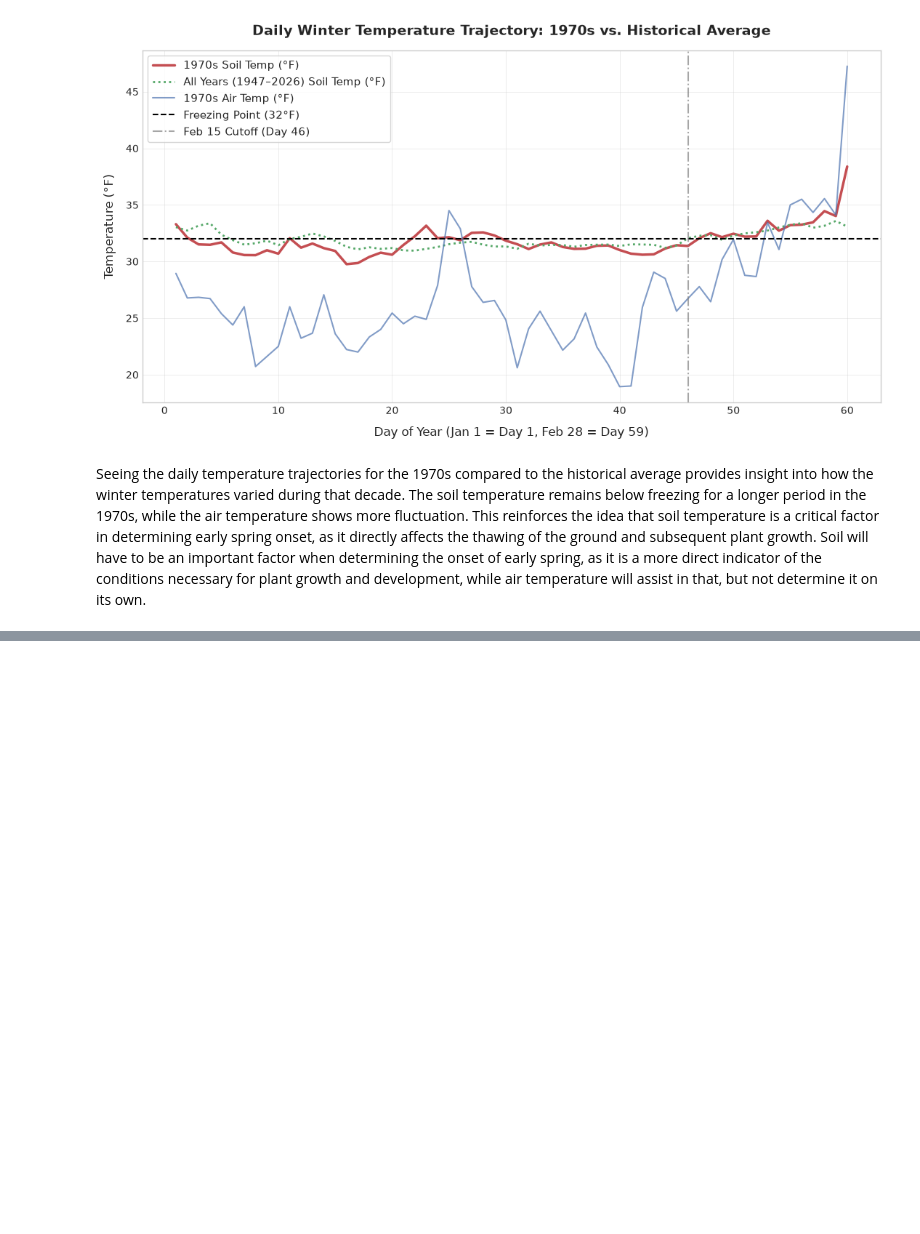
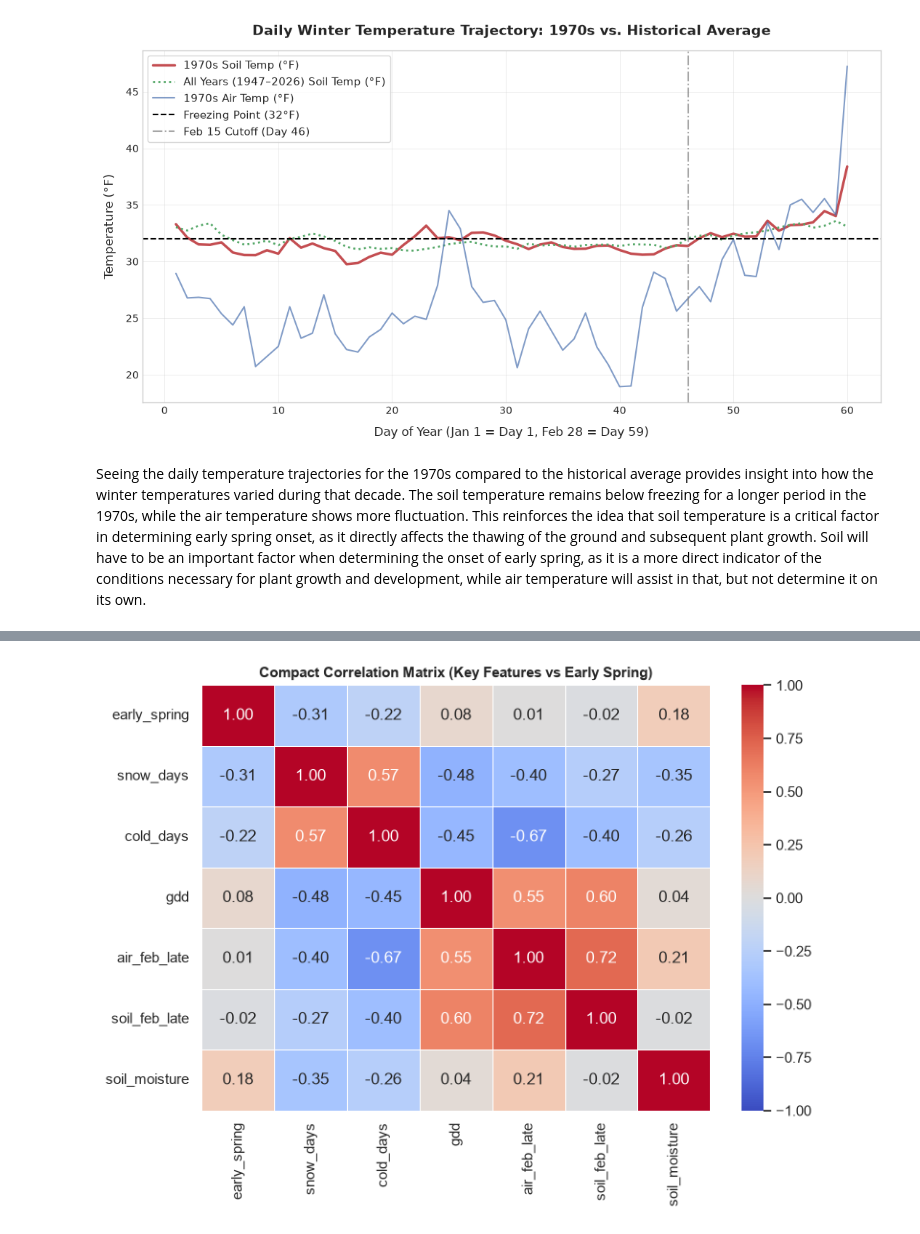
Before and after one commit to GLopezAngel/P1-Early-Spring-Ultron, a Jupyter notebook: Early Spring - Exploration.ipynb, the cells around one changed output, grey strips where cells are left out. Saved outputs shown, nothing was run; the diff lists cells and outputs as text; code cells hidden in the pictures; blank space fills up the shorter version.

```diff
--- a/Early Spring - Exploration.ipynb
+++ b/Early Spring - Exploration.ipynb
@@ -431,17 +421,17 @@ numeric_cols = [
     "snowdepth",
 ]
 for col in numeric_cols:
-  weather[col] = pd.to_numeric(
-      weather[col].astype(str).str.strip().replace({"T": "0"}),
+  weather_parsed[col] = pd.to_numeric(
+      weather_parsed[col].astype(str).str.strip().replace({"T": "0"}),
       errors="coerce",
   )
 
-weather["avg_temp"] = weather["avg_temp"].fillna(
-    (weather["max_temp"] + weather["min_temp"]) / 2
+weather_parsed["avg_temp"] = weather_parsed["avg_temp"].fillna(
+    (weather_parsed["max_temp"] + weather_parsed["min_temp"]) / 2
 )
 
 # Merge daily records prior to March 1 cutoff
-daily = soil.merge(weather, on="date", how="outer").sort_values("date")
+daily = soil_parsed.merge(weather_parsed, on="date", how="outer").sort_values("date")
 daily = daily[daily["date"].dt.month < 3].copy()
 daily["year"] = daily["date"].dt.year
 daily["day_of_year"] = daily["date"].dt.dayofyear
@@ -520,0 +582,36 @@ Seeing the daily temperature trajectories for the 1970s compared to the historic
+# %%
+# Impute missing daily avg temp with min/max midpoint
+weather["avg_temp"] = weather["avg_temp"].fillna((weather["max_temp"] + weather["min_temp"]) / 2)
+
+# Merge daily records before March 1
+daily = soil.merge(weather, on="date", how="outer").sort_values("date")
+daily = daily[daily["date"].dt.month < 3].assign(year=lambda d: d["date"].dt.year)
+
+# Extract core yearly features
+def extract_key_features(group: pd.DataFrame) -> pd.Series:
+    feb = group[group["date"].dt.month == 2]
+    feb_late = feb[feb["date"].dt.day >= 15]
+    return pd.Series({
+        "snow_days": (feb["snowdepth"] > 0).sum(),
+        "cold_days": (feb["min_temp"] < 20.0).sum(),
+        "gdd": np.maximum(0, group["avg_temp"] - 40.0).sum(),
+        "air_feb_late": feb_late["avg_temp"].mean(),
+        "soil_feb_late": feb_late["mean_soil_temp"].mean(),
+        "soil_moisture": feb["mean_soil_moisture"].mean(),
+    })
+
+yearly = daily.groupby("year").apply(extract_key_features).reset_index().merge(labels, on="year")
+yearly["early_spring"] = yearly["early_spring"].astype(int)
+# %%
+# Define compact feature set
+compact_cols = ["early_spring", "snow_days", "cold_days", "gdd", "air_feb_late", "soil_feb_late", "soil_moisture"]
+corr_small = yearly[compact_cols].corr()
+
+# Plot Compact Heatmap
+plt.figure(figsize=(8, 6))
+sns.heatmap(corr_small, annot=True, fmt=".2f", cmap="coolwarm", vmin=-1, vmax=1, linewidths=0.5)
+plt.title("Compact Correlation Matrix (Key Features vs Early Spring)", fontsize=11, fontweight="bold")
+plt.tight_layout()
+plt.show()
+# %% [output]
+[figure, added]
```
Also changed, not shown: parts of 6 cells of this notebook.
